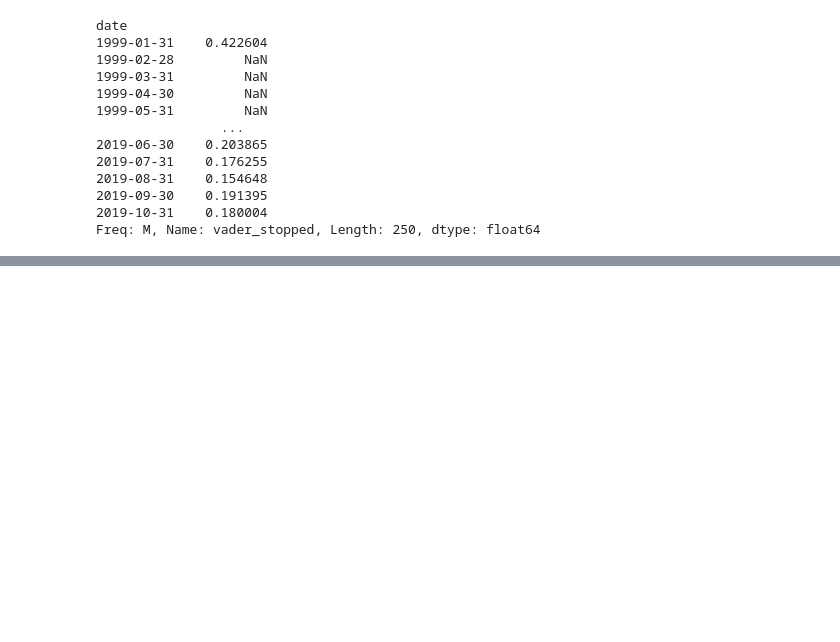
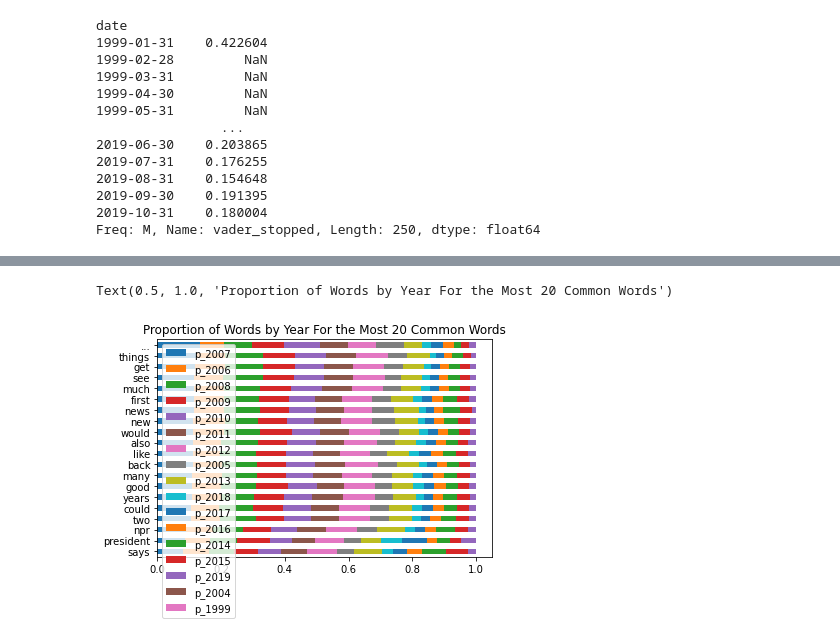
Before and after one commit to npr-nlp/npr-nlp-project, a Jupyter notebook: david_wip.ipynb, the cells around one changed output, grey strips where cells are left out. Drawn from its saved outputs; the diff is of its cells as text; code cells hidden in the pictures; blank space fills up the shorter version.

```diff
--- a/david_wip.ipynb
+++ b/david_wip.ipynb
@@ -1433,0 +1474,2 @@ stop_words_df.to_excel('/Users/davidrodriguez/codeup-data-science/npr-nlp-projec
+# %%
+u_df['year'] = pd.DatetimeIndex(u_df['date']).year
@@ -1433,0 +1496,2 @@ stop_words_df.to_excel('/Users/davidrodriguez/codeup-data-science/npr-nlp-projec
+# %%
+all_words = ' '.join(u_df.clean_stopped)
@@ -1433,0 +1516,11 @@ stop_words_df.to_excel('/Users/davidrodriguez/codeup-data-science/npr-nlp-projec
+# %%
+all_freq = pd.Series(all_words.split()).value_counts()
+# %%
+word_counts = (pd.concat([all_freq, freq_2007, freq_2006, freq_2008, freq_2009, freq_2010,
+                         freq_2011, freq_2012, freq_2005, freq_2013, freq_2018, freq_2017,
+                         freq_2016, freq_2014, freq_2015, freq_2019, freq_2004, freq_1999], axis = 1, sort = True)
+               .set_axis(['all', '2007', '2006', '2008', '2009', '2010', '2011', '2012',
+                         '2005', '2013', '2018', '2017', '2016', '2014', '2015', '2019', '2004', '1999'],
+                         axis = 1, inplace = False)
+               .fillna(0)
+               .apply(lambda s: s.astype(int)))
@@ -1433,0 +1536,31 @@ stop_words_df.to_excel('/Users/davidrodriguez/codeup-data-science/npr-nlp-projec
+# %%
+(word_counts
+ .assign(p_2007 = word_counts['2007'] / word_counts['all'],
+         p_2006 = word_counts['2006'] / word_counts['all'],
+         p_2008 = word_counts['2008'] / word_counts['all'],
+         p_2009 = word_counts['2009'] / word_counts['all'],
+         p_2010 = word_counts['2010'] / word_counts['all'],
+         p_2011 = word_counts['2011'] / word_counts['all'],
+         p_2012 = word_counts['2012'] / word_counts['all'],
+         p_2005 = word_counts['2005'] / word_counts['all'],
+         p_2013 = word_counts['2013'] / word_counts['all'],
+         p_2018 = word_counts['2018'] / word_counts['all'],
+         p_2017 = word_counts['2017'] / word_counts['all'],
+         p_2016 = word_counts['2016'] / word_counts['all'],
+         p_2014 = word_counts['2014'] / word_counts['all'],
+         p_2015 = word_counts['2015'] / word_counts['all'],
+         p_2019 = word_counts['2019'] / word_counts['all'],
+         p_2004 = word_counts['2004'] / word_counts['all'],
+         p_1999 = word_counts['1999'] / word_counts['all']
+        )
+ .sort_values(by = 'all')
+ [['p_2007', 'p_2006', 'p_2008', 'p_2009', 'p_2010', 'p_2011', 'p_2012', 'p_2005',
+  'p_2013', 'p_2018', 'p_2017', 'p_2016', 'p_2014', 'p_2015', 'p_2019', 'p_2004', 'p_1999']]
+ .tail(20)
+ .sort_values('p_2007')
+ .plot.barh(stacked = True))
+
+plt.title('Proportion of Words by Year For the Most 20 Common Words')
+# %% [output]
+Text(0.5, 1.0, 'Proportion of Words by Year For the Most 20 Common Words')
+[figure, added]
```
Also changed, not shown: parts of 40 cells of this notebook, 1 other file.
